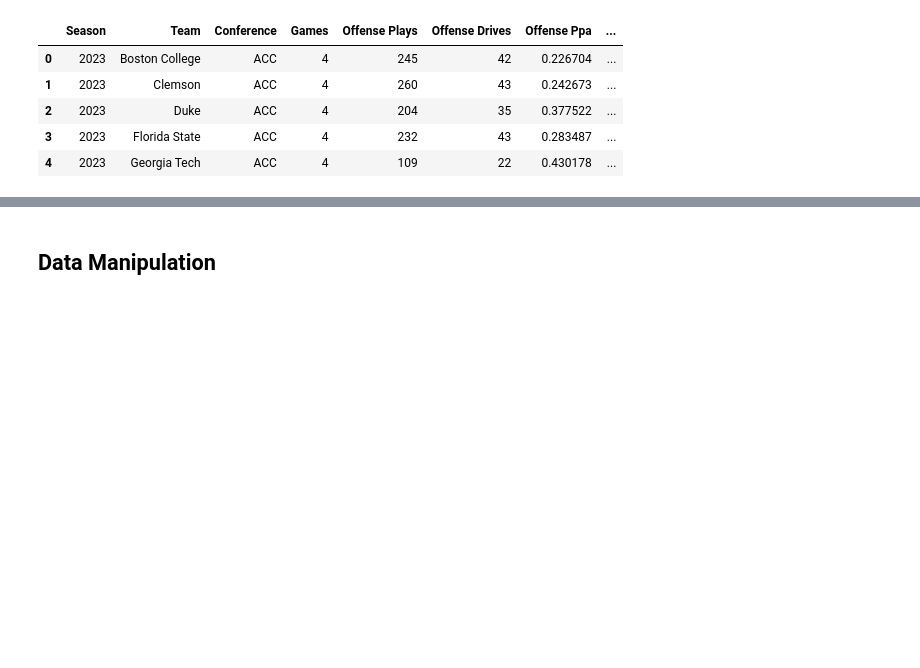
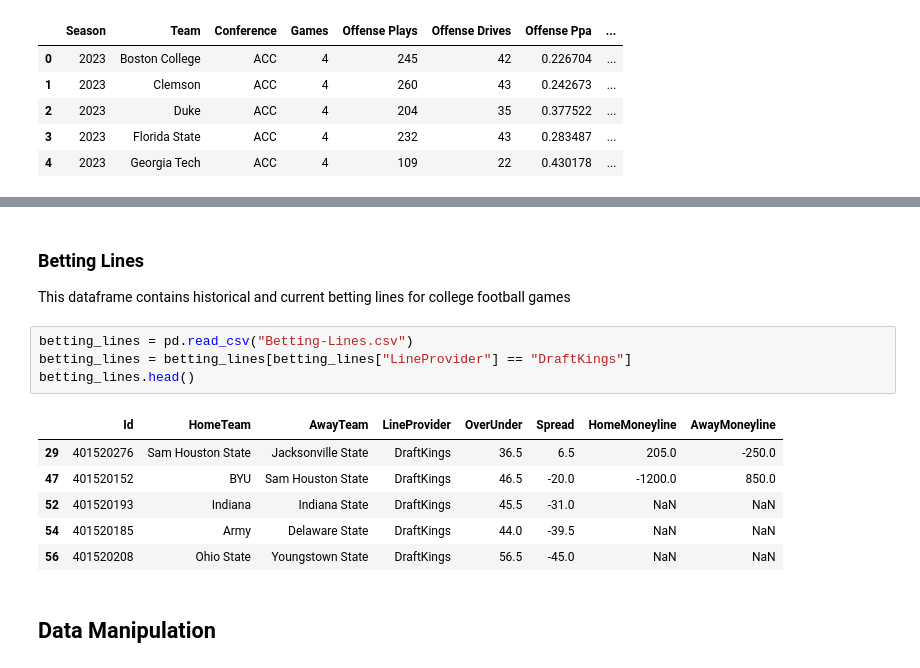
Before and after one commit to traskcon/CFB-Predictions, a Jupyter notebook: CFB-Predictions.ipynb, the cells around one changed output, grey strips where cells are left out. Drawn from its saved outputs; the diff is of its cells as text; blank space fills up the shorter version.

Commit message:
Added betting data and elo code

```diff
--- a/CFB-Predictions.ipynb
+++ b/CFB-Predictions.ipynb
@@ -104,3 +127,18 @@ team_plays.head()
+# %% [markdown]
+### Betting Lines
+
+This dataframe contains historical and current betting lines for college football games
+# %%
+betting_lines = pd.read_csv("Betting-Lines.csv")
+betting_lines = betting_lines[betting_lines["LineProvider"] == "DraftKings"]
+betting_lines.head()
+# %% [output]
+|  | Id | HomeTeam | AwayTeam | LineProvider | OverUnder | Spread | HomeMoneyline | AwayMoneyline |
+| 29 | 401520276 | Sam Houston State | Jacksonville State | DraftKings | 36.5 | 6.5 | 205.0 | -250.0 |
+| 47 | 401520152 | BYU | Sam Houston State | DraftKings | 46.5 | -20.0 | -1200.0 | 850.0 |
+| 52 | 401520193 | Indiana | Indiana State | DraftKings | 45.5 | -31.0 | NaN | NaN |
+| 54 | 401520185 | Army | Delaware State | DraftKings | 44.0 | -39.5 | NaN | NaN |
+| 56 | 401520208 | Ohio State | Youngstown State | DraftKings | 56.5 | -45.0 | NaN | NaN |
 # %% [markdown]
 ## Data Manipulation
 # %%
```
Also changed, not shown: parts of 12 cells of this notebook, 1 other file.
